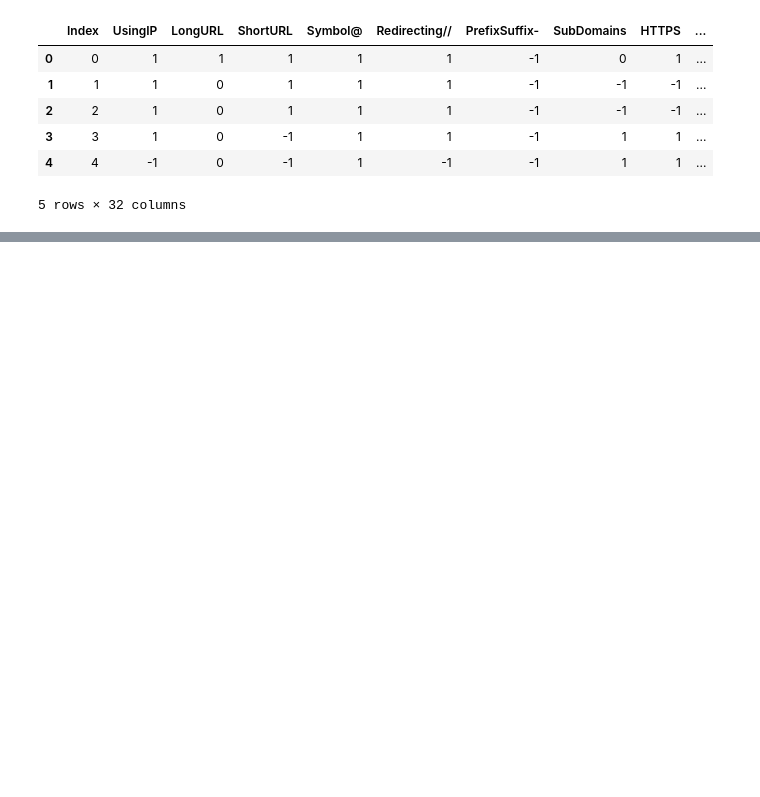
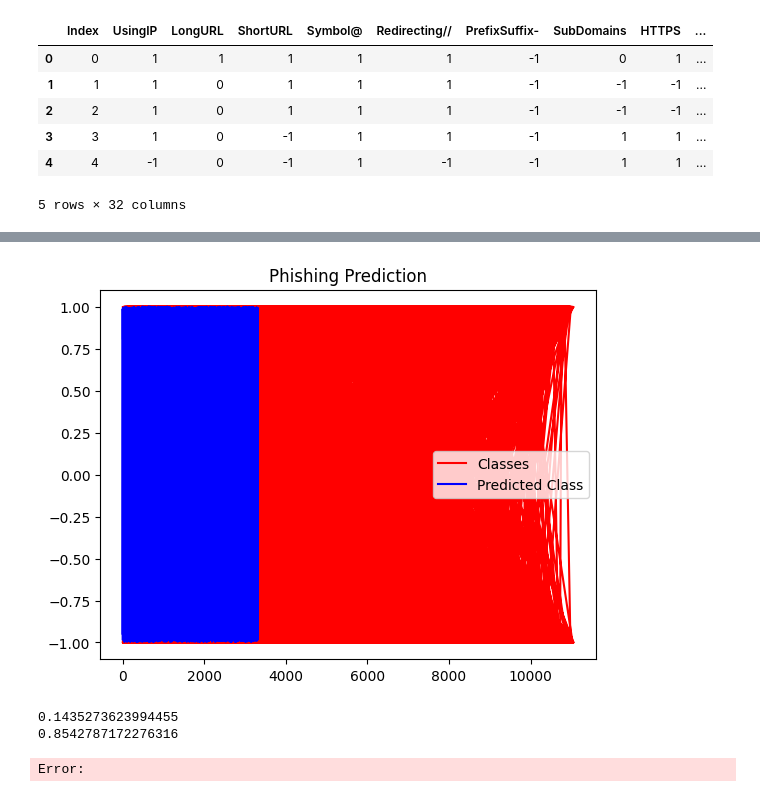
Before and after one commit to Mickelstar/Phishing-detection-RNNProps, a Jupyter notebook: Phishing URL Detection.ipynb, the cells around one changed output, grey strips where cells are left out. Cells and saved outputs as stored; diff of their text form; code cells hidden in the pictures; blank space fills up the shorter version.

```diff
--- a/Phishing URL Detection.ipynb
+++ b/Phishing URL Detection.ipynb
@@ -1214,0 +78,34 @@ plt.show()
+# %%
+from sklearn.preprocessing import MinMaxScaler #bununla, 0-1 arasına scale ettik
+scaler = MinMaxScaler(feature_range = (0, 1))
+X_train_scaled = scaler.fit_transform(X_train)
+X_test_scaled = scaler.transform(X_test)
+# %%
+
+#Initialize RNN:
+regressor = Sequential()
+
+#Adding the first RNN layer and some Dropout regularization
+regressor.add(SimpleRNN(units = 50, activation='tanh', return_sequences=True, input_shape= (X_train_scaled.shape[1],1)))
+regressor.add(Dropout(0.2))
+
+#Adding the second RNN layer and some Dropout regularization
+regressor.add(SimpleRNN(units = 50, activation='tanh', return_sequences=True))
+regressor.add(Dropout(0.2))
+
+#Adding the third RNN layer and some Dropout regularization
+regressor.add(SimpleRNN(units = 50, activation='tanh', return_sequences=True))
+regressor.add(Dropout(0.2))
+
+#Adding the fourth RNN layer and some Dropout regularization
+regressor.add(SimpleRNN(units = 50))
+regressor.add(Dropout(0.2))
+
+#Adding the output layer
+regressor.add(Dense(units = 1))
+
+#Compile the RNN
+regressor.compile(optimizer='adam', loss='mean_squared_error')
+
+#Fitting the RNN to the Training set
+regressor.fit(X_train_scaled, y_train, epochs=100, batch_size=32)
@@ -1214,0 +131,3 @@ plt.show()
+# %%
+#Model prediction
+prediction = regressor.predict(np.array(X_test_scaled))
@@ -1214,0 +179,19 @@ plt.show()
+# %%
+plt.plot(y_test, color='red', label='Classes')
+plt.plot(prediction, color='blue', label='Predicted Class')
+plt.title('Phishing Prediction')
+plt.legend()
+plt.show()
+# %% [output]
+[figure, added]
+# %%
+#model evaluation with mean square error and R-squared value
+print(metrics.mean_squared_error(y_test,prediction))
+print(metrics.r2_score(y_test,prediction))
+# %% [output]
+0.1435273623994455
+0.8542787172276316
+# %%
+tf.__version__
+# %% [output]
+Error:
```
Also changed, not shown: parts of 106 cells of this notebook, 7 other files.
